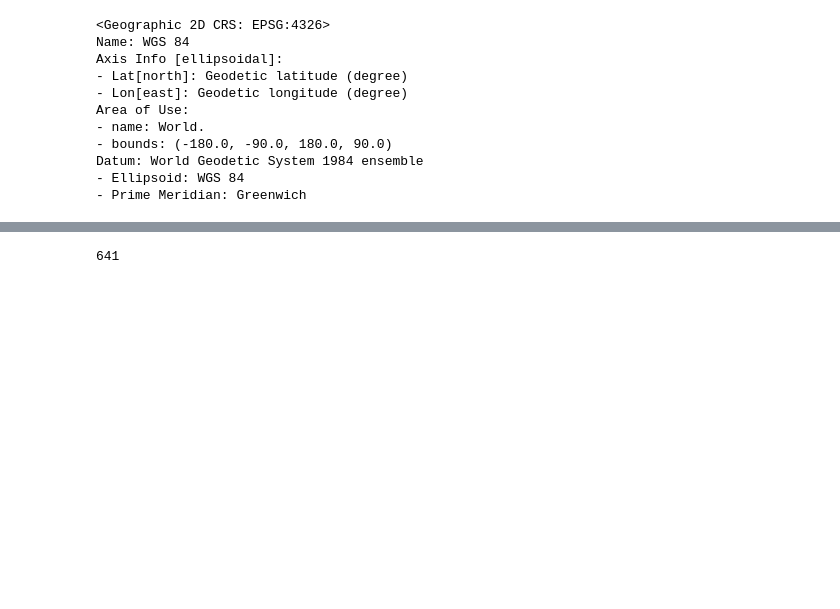
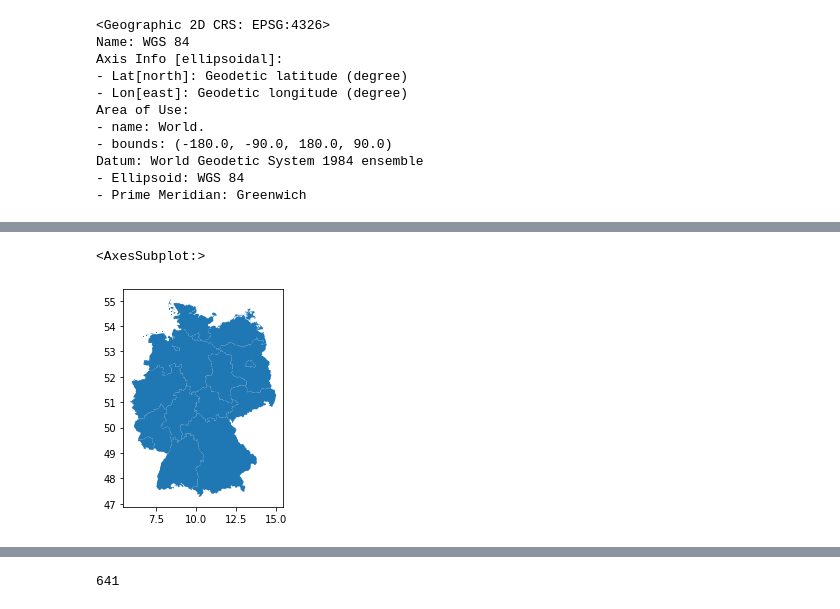
Before and after one commit to siddharthyashaswee/DVA-LAB, a Jupyter notebook: Agro_PV_Data/PV_analysis.ipynb, the cells around one changed output, grey strips where cells are left out. Cells and saved outputs as stored; diff of their text form; code cells hidden in the pictures; blank space fills up the shorter version.

```diff
--- a/Agro_PV_Data/PV_analysis.ipynb
+++ b/Agro_PV_Data/PV_analysis.ipynb
@@ -202,0 +212,6 @@ NameError: name 'east_ger_dist' is not defined
+# %%
+base = germany.plot()
+base
+# %% [output]
+<AxesSubplot:>
+[figure, added]
```
Also changed, not shown: parts of 21 cells of this notebook.
